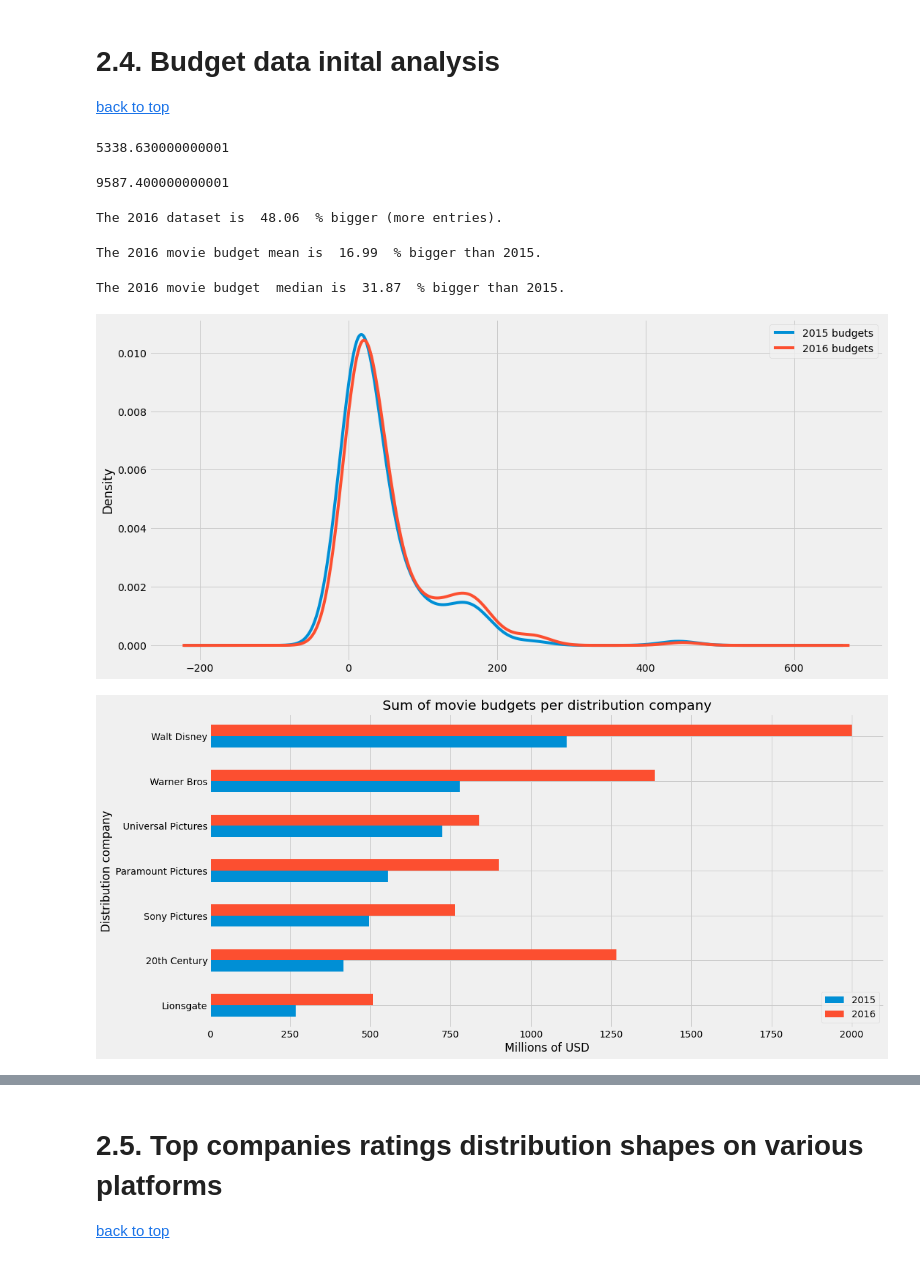
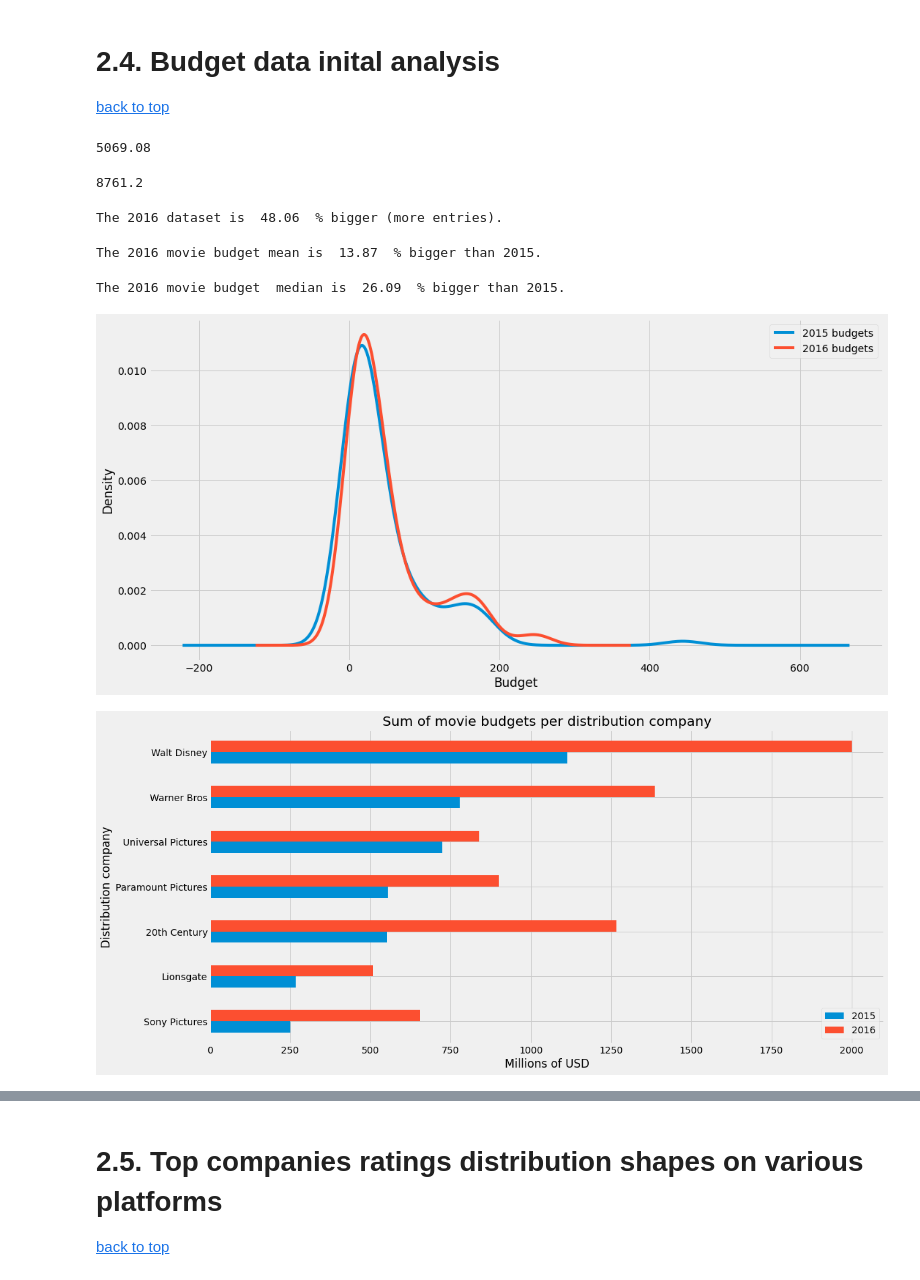
Before and after one commit to grumpyclimber/portfolio, a Jupyter notebook: fandango/fandango.ipynb, the cells around one changed output, grey strips where cells are left out. Drawn from its saved outputs; the diff is of its cells as text; code cells hidden in the pictures.

```diff
--- a/fandango/fandango.ipynb
+++ b/fandango/fandango.ipynb
@@ -356,12 +377,14 @@ movies.loc[movies['distributor'].isnull(), 'distributor'] = movies.apply(scrape_
 # %%
 # regex magic to clean the budget data:
-movies['low_end'] =  movies['test'].str.extract("[$£€¥](\d+[.]?[\d+]?)").astype(float)
-movies['is_it_mill'] = movies['test'].str.contains("million")
-movies['currency'] = movies['test'].str.extract("([$£€¥])")
-movies['distributor'] = movies['distributor'].str.extract("([A-Z,0-9]\w+[\s]?\w+)")
+fand_15['low_end'] =  fand_15['budget'].str.extract("[$£€¥](\d+[.]?[\d+]?)").astype(float)
+fand_15['is_it_mill'] = fand_15['budget'].str.contains("million")
+fand_15['currency'] = fand_15['budget'].str.extract("([$£€¥])")
+fand_15.loc[fand_15['is_it_mill'] == False, 'low_end'] = 0.1
+fand_15['distributor'] = fand_15['distributor'].str.extract("([A-Z,0-9]\w+[\s]?\w+)")
+
 # regex magic to clean the budget data:
-fand['low_end'] =  fand['test'].str.extract("[$£€¥](\d+[.]?[\d+]?)").astype(float)
-fand['is_it_mill'] = fand['test'].str.contains("million")
-fand['currency'] = fand['test'].str.extract("([$£€¥])")
-fand.loc[fand['is_it_mill'] == False, 'low_end'] = 0.1
-fand['distributor'] = fand['distributor'].str.extract("([A-Z,0-9]\w+[\s]?\w+)")
+mov_16['low_end'] =  mov_16['budget'].str.extract("[$£€¥](\d+[.]?[\d+]?)").astype(float)
+mov_16['is_it_mill'] = mov_16['budget'].str.contains("million")
+mov_16['currency'] = mov_16['budget'].str.extract("([$£€¥])")
+mov_16.loc[mov_16['is_it_mill'] == False, 'low_end'] = mov_16.loc[mov_16['is_it_mill'] == False, 'low_end'] / 1000
+mov_16['distributor'] = mov_16['distributor'].str.extract("([A-Z,0-9]\w+[\s]?\w+)")
@@ -374,3 +412,7 @@ mova_16 = movies[movies['year'] == 2016].copy()
+# %%
+fand_15 = fand_15.drop(columns=['year','title_urled' ,'budget', 'data'])
+mov_16 = mov_16.drop(columns=['year','title_urled' ,'budget', 'data'])
+fand_15 = fand_15.loc[:,~fand_15.columns.duplicated()].copy()
 # %% [markdown]
 # Currency:
 GBP: Average exchange rate in 2015: 1.5285 USD
@@ -381,21 +421,21 @@ fanda_15 = fanda_15.loc[:,~fanda_15.columns.duplicated()].copy()
 # %%
-fanda_15.loc[fanda_15['currency'] == '£', 'low_end'] = fanda_15['low_end'] * 1.5
-fanda_15.loc[fanda_15['currency'] == '£', 'currency'] = '$'
-fanda_15.loc[fanda_15['currency'] == '€', 'low_end'] = fanda_15['low_end'] * 1.1
-fanda_15.loc[fanda_15['currency'] == '€', 'currency'] = '$'
-fanda_15.loc[fanda_15['currency'] == '¥', 'low_end'] = 10.5
-fanda_15.loc[fanda_15['currency'] == '¥', 'currency'] = '$'
+fand_15.loc[fand_15['currency'] == '£', 'low_end'] = fand_15['low_end'] * 1.5
+fand_15.loc[fand_15['currency'] == '£', 'currency'] = '$'
+fand_15.loc[fand_15['currency'] == '€', 'low_end'] = fand_15['low_end'] * 1.1
+fand_15.loc[fand_15['currency'] == '€', 'currency'] = '$'
+fand_15.loc[fand_15['currency'] == '¥', 'low_end'] = 10.5
+fand_15.loc[fand_15['currency'] == '¥', 'currency'] = '$'
 # %% [markdown]
 <a id='budget'></a>
 # %% [markdown]
 # 2.4. Budget data inital analysis
 [back to top](#index)
 # %%
-fanda_15.groupby('distributor')['low_end'].sum().sum()
+fand_15.groupby('distributor')['low_end'].sum().sum()
 # %% [output]
-5338.630000000001
+5069.08
 # %%
-mova_16.groupby('distributor')['low_end'].sum().sum()
+mov_16.groupby('distributor')['low_end'].sum().sum()
 # %% [output]
-9587.400000000001
+8761.2
 # %%
@@ -404,26 +444,26 @@ print('The 2016 dataset is ',round(df_size_diff * 100,2),' % bigger (more entrie
 # %% [output]
 The 2016 dataset is  48.06  % bigger (more entries).
 # %%
-avg_budget_growth = ( mova_16['low_end'].mean() - fanda_15['low_end'].mean() ) /  fanda_15['low_end'].mean()
+avg_budget_growth = ( mov_16['low_end'].mean() - fand_15['low_end'].mean() ) /  fand_15['low_end'].mean()
 print('The 2016 movie budget mean is ',round(avg_budget_growth *100,2),' % bigger than 2015.')
 # %% [output]
-The 2016 movie budget mean is  16.99  % bigger than 2015.
+The 2016 movie budget mean is  13.87  % bigger than 2015.
 # %%
-median_budget_growth = ( mova_16['low_end'].median() - fanda_15['low_end'].median() ) /  fanda_15['low_end'].median()
+median_budget_growth = ( mov_16['low_end'].median() - fand_15['low_end'].median() ) /  fand_15['low_end'].median()
 print('The 2016 movie budget  median is ',round(median_budget_growth *100,2),' % bigger than 2015.')
 # %% [output]
-The 2016 movie budget  median is  31.87  % bigger than 2015.
+The 2016 movie budget  median is  26.09  % bigger than 2015.
 # %%
 fig, axes = plt.subplots(figsize=(16, 8))
-fanda_15['low_end'].plot.kde(label = '2015 budgets', legend = True)
-mova_16['low_end'].plot.kde(label = '2016 budgets', legend = True)
-# plt.xlabel()
+fand_15['low_end'].plot.kde(label = '2015 budgets', legend = True)
+mov_16['low_end'].plot.kde(label = '2016 budgets', legend = True)
+plt.xlabel('Budget')
 plt.show()
 # %% [output]
-[figure, old version]
+[figure, new version]
 # %%
-top10_in16 = mova_16.groupby('distributor')['low_end'].sum().sort_values(ascending=False)[:10].to_frame()
-top10_in15 = fanda_15.groupby('distributor')['low_end'].sum().sort_values(ascending=False)[:10].to_frame()
+top10_in16 = mov_16.groupby('distributor')['low_end'].sum().sort_values(ascending=False)[:10].to_frame()
+top10_in15 = fand_15.groupby('distributor')['low_end'].sum().sort_values(ascending=False)[:10].to_frame()
 top10_both = top10_in15.merge(top10_in16, left_index=True, right_index=True)
 top10_both.columns=['2015','2016']
 top10_both = top10_both.sort_values('2015')
@@ -434,7 +474,7 @@ plt.xlabel('Millions of USD')
 plt.ylabel('Distribution company')
 plt.show()
 # %% [output]
-[figure, old version]
+[figure, new version]
 # %% [markdown]
 # Budget data inital observations:
 * Our dataset with 2016 movies is bigger than our 2015 dataset - that should not be a big issue, but we must always remember that fact
```
Also changed, not shown: parts of 36 cells of this notebook.
